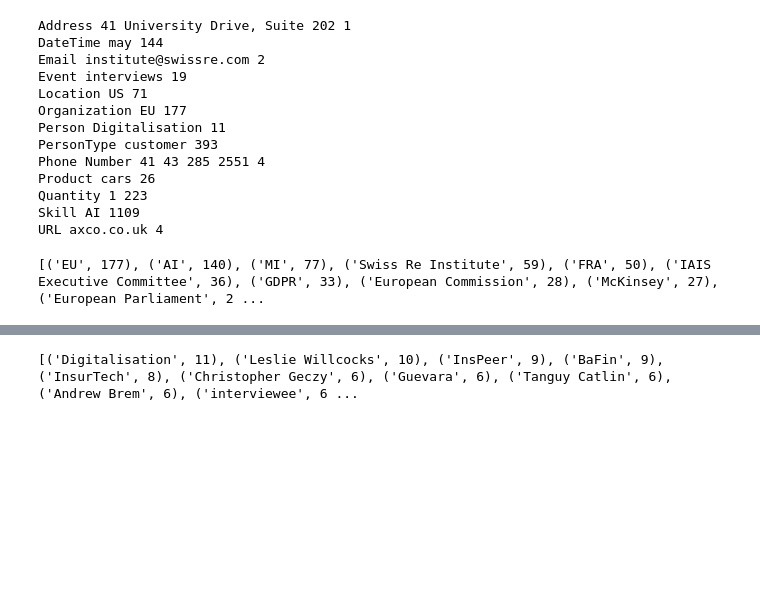
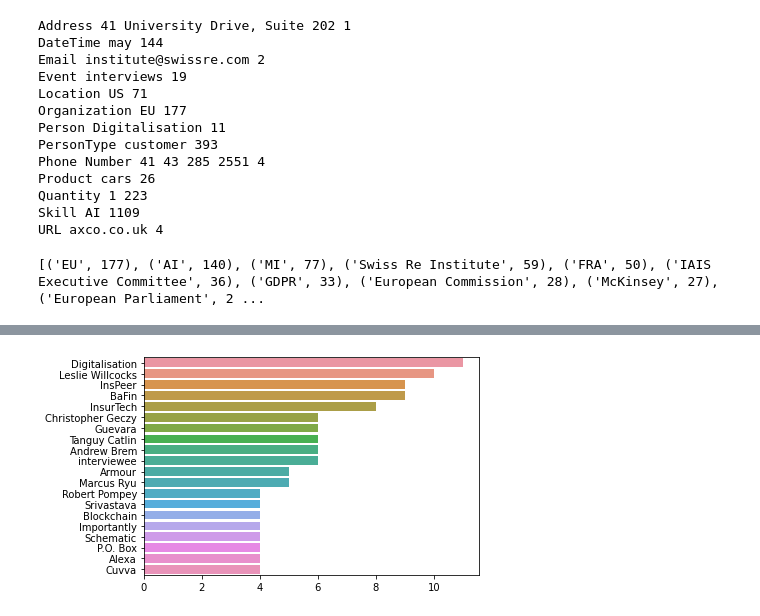
Before and after one commit to protzetter/NLP-experiments, a Jupyter notebook: DocumentMining-Part5.ipynb, the cells around one changed output, grey strips where cells are left out. Saved outputs shown, nothing was run; the diff lists cells and outputs as text; code cells hidden in the pictures; blank space fills up the shorter version.

```diff
--- a/DocumentMining-Part5.ipynb
+++ b/DocumentMining-Part5.ipynb
@@ -285,15 +285,15 @@ print(commonEntities)
 # %%
 # most frequest skills
 entities=[]
 for doc in entityList:
     for entity in doc:
         if entity.category == 'Person':
                 entities += [entity.text]
 entityFreq = Counter(entities)
 commonEntities = entityFreq.most_common(40)
-print(commonEntities)
+displayEntitiesChart(commonEntities)
 # %% [output]
-[('Digitalisation', 11), ('Leslie Willcocks', 10), ('InsPeer', 9), ('BaFin', 9), ('InsurTech', 8), ('Christopher Geczy', 6), ('Guevara', 6), ('Tanguy Catlin', 6), ('Andrew Brem', 6), ('interviewee', 6 ...
+[figure, added]
 # %%
 # most frequest skills
 entities=[]
```
Also changed, not shown: parts of 4 cells of this notebook.
